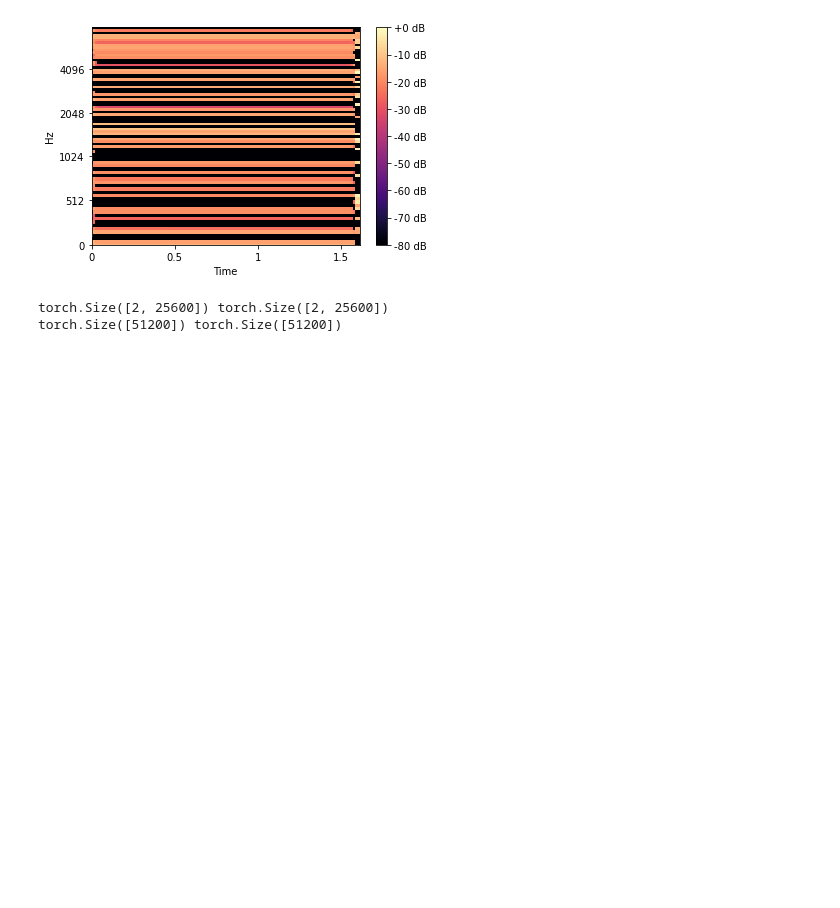
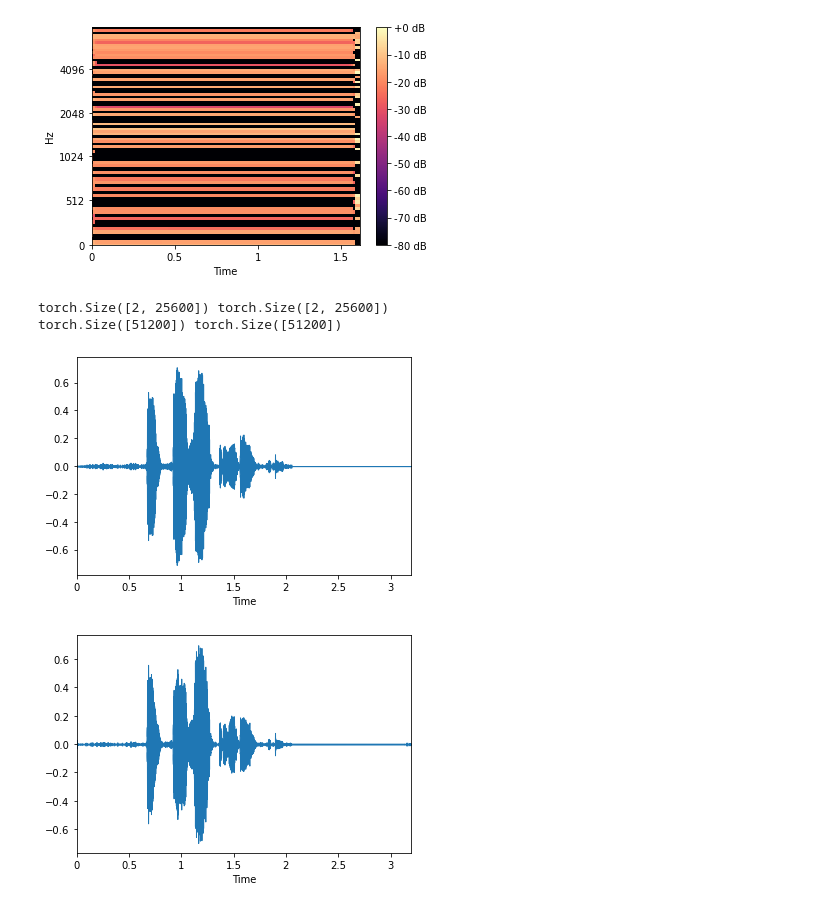
Before and after one commit to CISC-867/Project, a Jupyter notebook: eval.ipynb, the cells around one changed output. Saved outputs shown, nothing was run; the diff lists cells and outputs as text; code cells hidden in the pictures; blank space fills up the shorter version.

```diff
--- a/eval.ipynb
+++ b/eval.ipynb
@@ -59,3 +59,8 @@ pathlib.Path("out").mkdir(exist_ok=True)
 
 sf.write(file=f"out/b.wav", data=wavs_stitched.numpy(), samplerate=16000)
 sf.write(file=f"out/b_pred.wav", data=wavs_pred_stitched.numpy(), samplerate=16000)
+# %%
+dataset.show_audios([wavs_stitched, wavs_pred_stitched])
+# %% [output]
+[figure, added]
+[figure, added]
```
Also changed, not shown: 5 other files.
